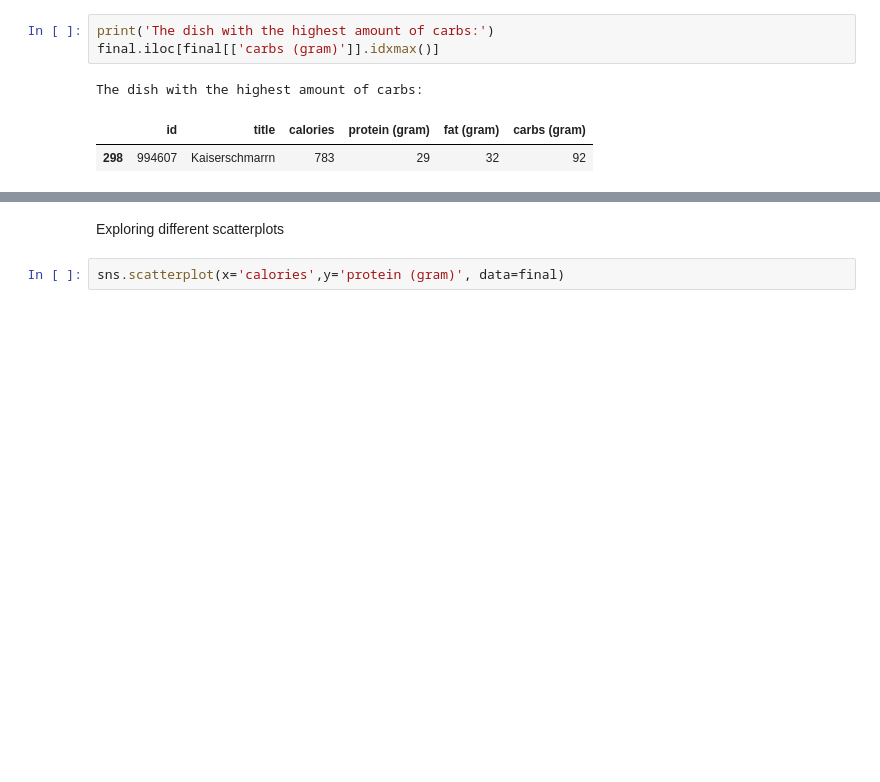
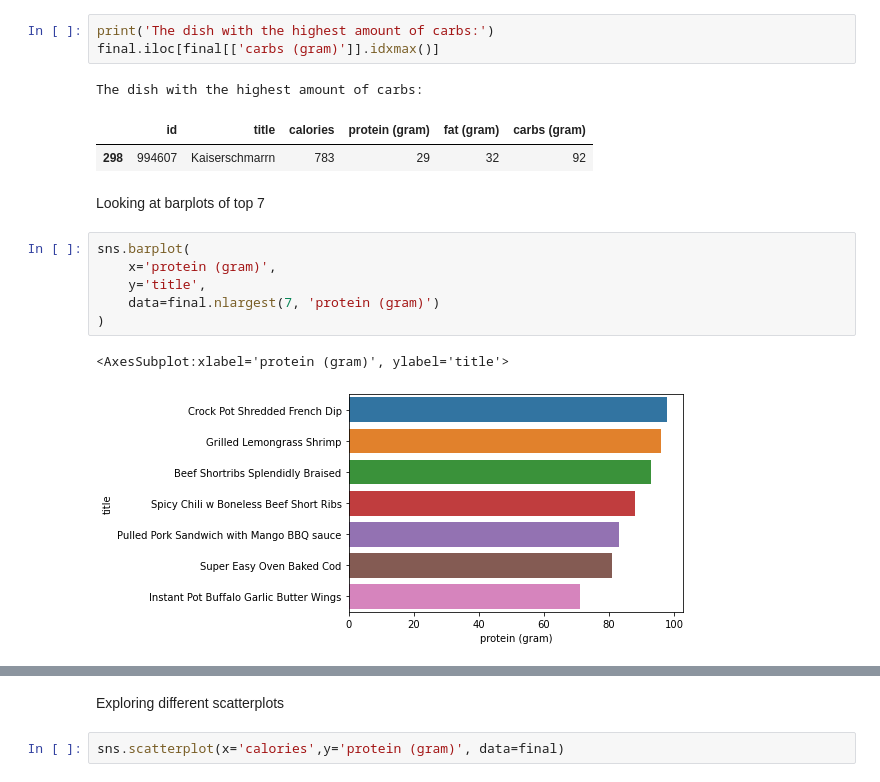
Before and after one commit to naomizubeldia/Spoonacular-Recipe-Nutrients-Dataset, a Jupyter notebook: EDA.ipynb, the cells around one changed output, grey strips where cells are left out. Cells and saved outputs as stored; diff of their text form; blank space fills up the shorter version.

```diff
--- a/EDA.ipynb
+++ b/EDA.ipynb
@@ -104,3 +104,14 @@ final.iloc[final[['carbs (gram)']].idxmax()]
 The dish with the highest amount of carbs:
 |  | id | title | calories | protein (gram) | fat (gram) | carbs (gram) |
 | 298 | 994607 | Kaiserschmarrn | 783 | 29 | 32 | 92 |
+# %% [markdown]
+Looking at barplots of top 7
+# %%
+sns.barplot(
+    x='protein (gram)',
+    y='title',
+    data=final.nlargest(7, 'protein (gram)')
+)
+# %% [output]
+<AxesSubplot:xlabel='protein (gram)', ylabel='title'>
+[figure, added]
```
Also changed, not shown: parts of 3 cells of this notebook.
